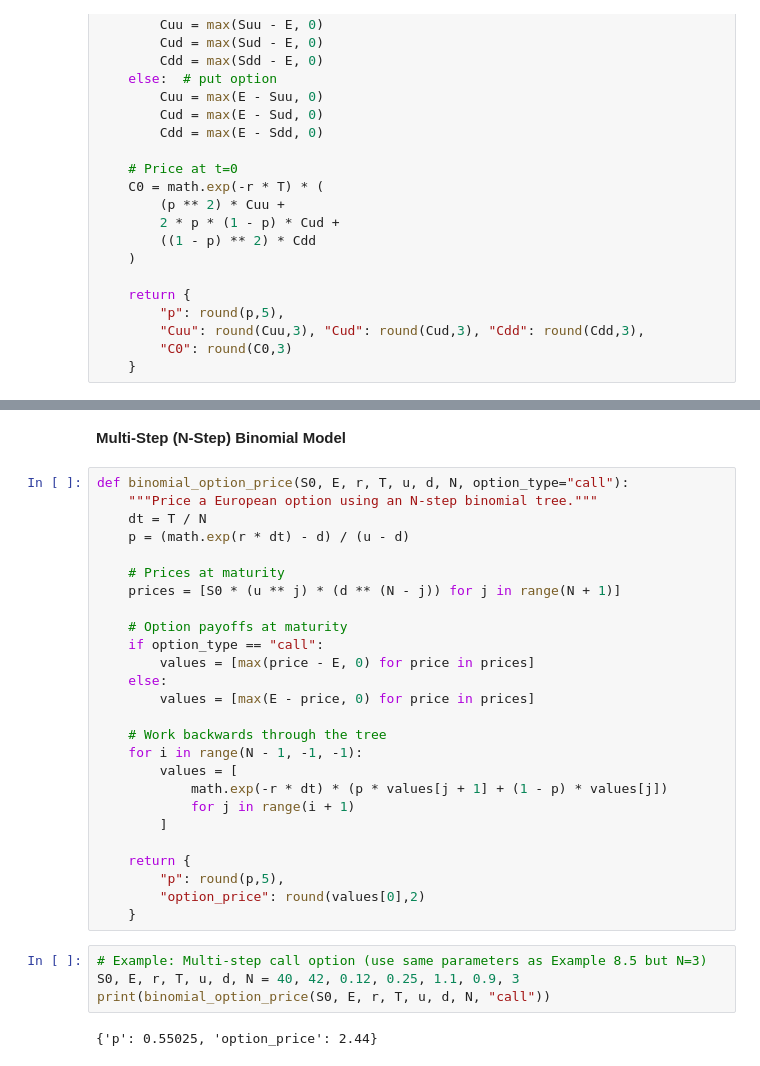
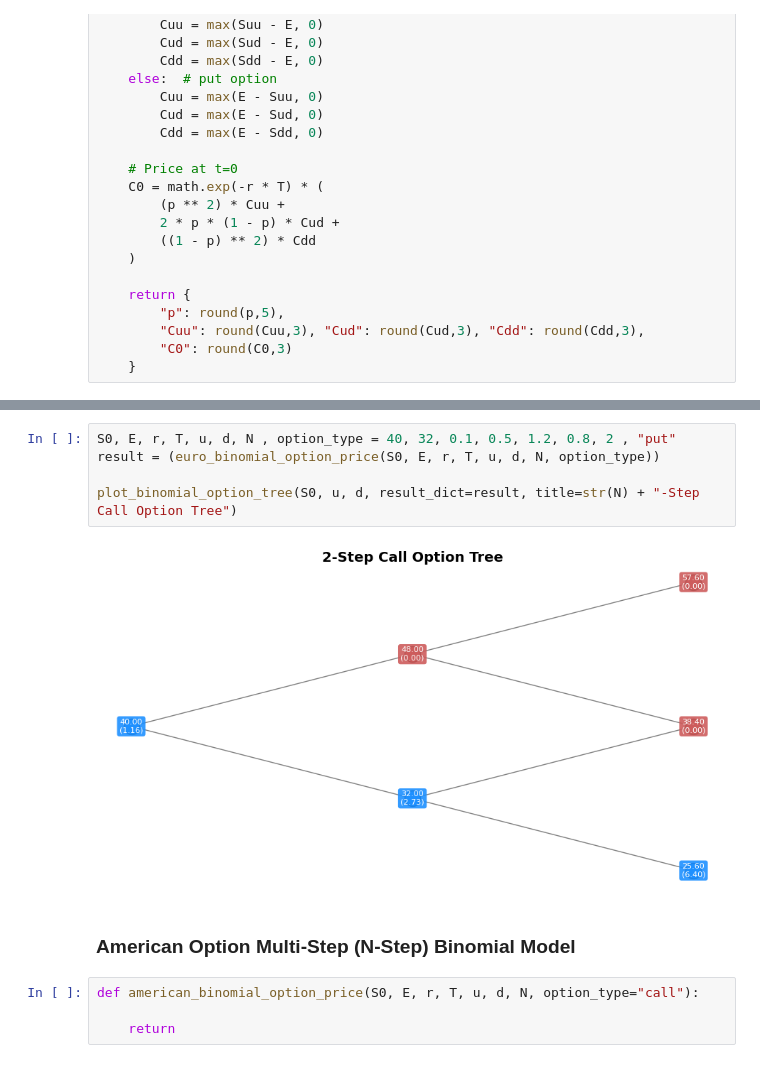
Before and after one commit to heavy-t/MMATH_Project, a Jupyter notebook: Binomial Tree.ipynb, the cells around one changed output, grey strips where cells are left out. Drawn from its saved outputs; the diff is of its cells as text.

```diff
--- a/Binomial Tree.ipynb
+++ b/Binomial Tree.ipynb
@@ -74,34 +242,13 @@ print(result)
+# %%
+S0, E, r, T, u, d, N , option_type = 40, 32, 0.1, 0.5, 1.2, 0.8, 2 , "put"
+result = (euro_binomial_option_price(S0, E, r, T, u, d, N, option_type))
+
+plot_binomial_option_tree(S0, u, d, result_dict=result, title=str(N) + "-Step Call Option Tree")
+# %% [output]
+[figure, added]
 # %% [markdown]
-**Multi-Step (N-Step) Binomial Model**
+### **American Option Multi-Step (N-Step) Binomial Model**
-# %%
-def binomial_option_price(S0, E, r, T, u, d, N, option_type="call"):
-    """Price a European option using an N-step binomial tree."""
-    dt = T / N
-    p = (math.exp(r * dt) - d) / (u - d)
-
-    # Prices at maturity
-    prices = [S0 * (u ** j) * (d ** (N - j)) for j in range(N + 1)]
-
-    # Option payoffs at maturity
-    if option_type == "call":
-        values = [max(price - E, 0) for price in prices]
-    else:
-        values = [max(E - price, 0) for price in prices]
-
-    # Work backwards through the tree
-    for i in range(N - 1, -1, -1):
-        values = [
-            math.exp(-r * dt) * (p * values[j + 1] + (1 - p) * values[j])
-            for j in range(i + 1)
-        ]
-
-    return {
-        "p": round(p,5),
-        "option_price": round(values[0],2)
-    }
-# %%
-# Example: Multi-step call option (use same parameters as Example 8.5 but N=3)
-S0, E, r, T, u, d, N = 40, 42, 0.12, 0.25, 1.1, 0.9, 3
-print(binomial_option_price(S0, E, r, T, u, d, N, "call"))
-# %% [output]
-{'p': 0.55025, 'option_price': 2.44}
+# %%
+def american_binomial_option_price(S0, E, r, T, u, d, N, option_type="call"):
+
+    return
```
Also changed, not shown: parts of 11 cells of this notebook.
